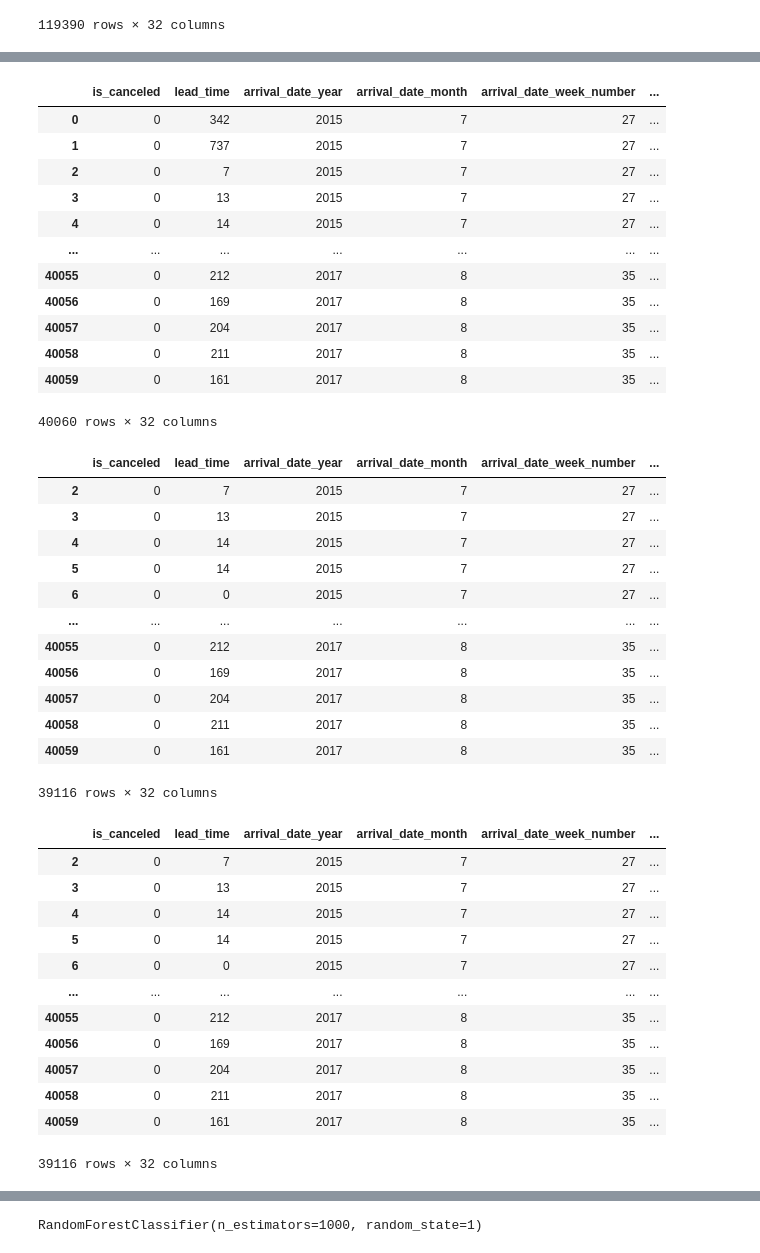
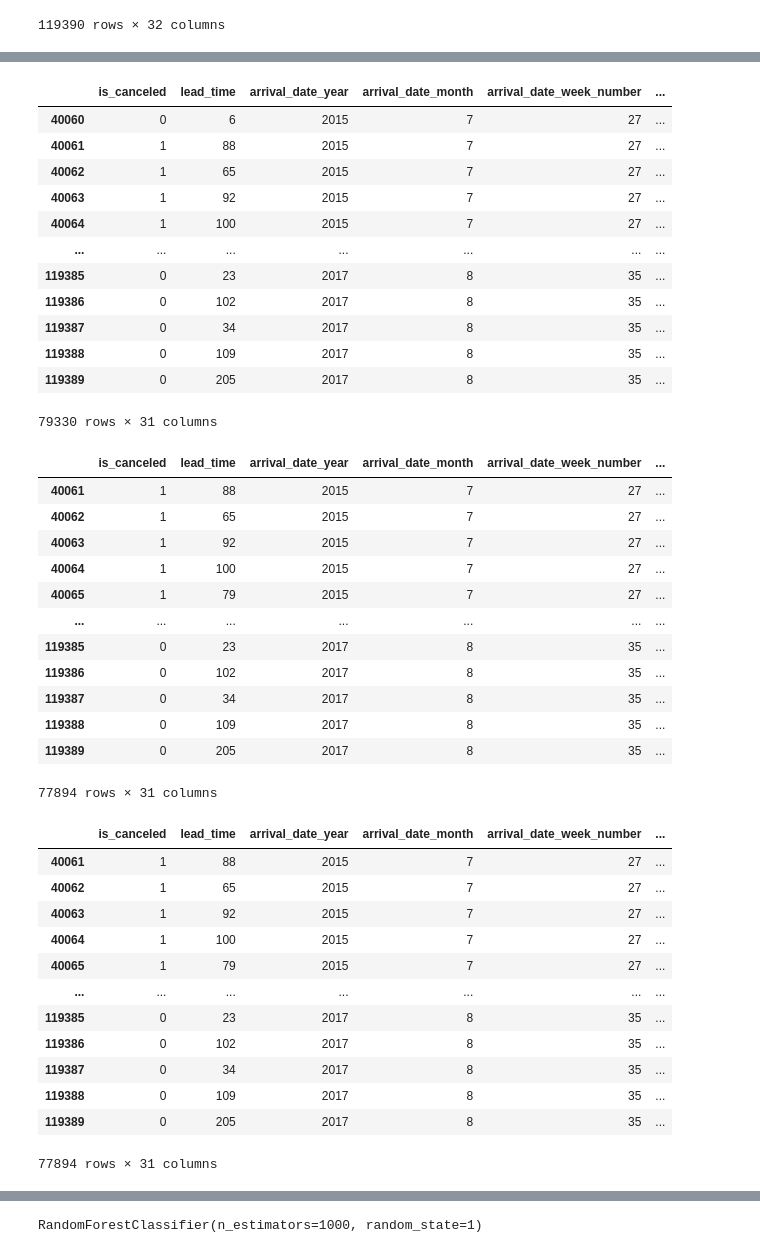
Before and after one commit to johnmyronmillar/HotelPricePredictor, a Jupyter notebook: Code/Averages.ipynb, the cells around one changed output, grey strips where cells are left out. Cells and saved outputs as stored; diff of their text form; code cells hidden in the pictures.

```diff
--- a/Code/Averages.ipynb
+++ b/Code/Averages.ipynb
@@ -108,5 +108,5 @@ df
 | 119389 | City Hotel | 0 | 205 | 2017 | 8 | 35 | ... |
 119390 rows × 32 columns
 # %%
-df = combine_date(df)
-df
+# df = combine_date(df)
+# df
@@ -127,53 +113,53 @@ df
 # %%
 # filter by 'Resort Hotel' or 'City Hotel'
-df = hotel_df(df, ['Resort Hotel'])
+df = hotel_df(df, ['City Hotel'])
 df
 # %% [output]
 |  | is_canceled | lead_time | arrival_date_year | arrival_date_month | arrival_date_week_number | ... |
-| 0 | 0 | 342 | 2015 | 7 | 27 | ... |
-| 1 | 0 | 737 | 2015 | 7 | 27 | ... |
-| 2 | 0 | 7 | 2015 | 7 | 27 | ... |
-| 3 | 0 | 13 | 2015 | 7 | 27 | ... |
-| 4 | 0 | 14 | 2015 | 7 | 27 | ... |
+| 40060 | 0 | 6 | 2015 | 7 | 27 | ... |
+| 40061 | 1 | 88 | 2015 | 7 | 27 | ... |
+| 40062 | 1 | 65 | 2015 | 7 | 27 | ... |
+| 40063 | 1 | 92 | 2015 | 7 | 27 | ... |
+| 40064 | 1 | 100 | 2015 | 7 | 27 | ... |
 | ... | ... | ... | ... | ... | ... | ... |
-| 40055 | 0 | 212 | 2017 | 8 | 35 | ... |
-| 40056 | 0 | 169 | 2017 | 8 | 35 | ... |
-| 40057 | 0 | 204 | 2017 | 8 | 35 | ... |
-| 40058 | 0 | 211 | 2017 | 8 | 35 | ... |
-| 40059 | 0 | 161 | 2017 | 8 | 35 | ... |
+| 119385 | 0 | 23 | 2017 | 8 | 35 | ... |
+| 119386 | 0 | 102 | 2017 | 8 | 35 | ... |
+| 119387 | 0 | 34 | 2017 | 8 | 35 | ... |
+| 119388 | 0 | 109 | 2017 | 8 | 35 | ... |
+| 119389 | 0 | 205 | 2017 | 8 | 35 | ... |
-40060 rows × 32 columns
+79330 rows × 31 columns
 # %%
 df = adr_min(df, 20.0)
 df
 # %% [output]
 |  | is_canceled | lead_time | arrival_date_year | arrival_date_month | arrival_date_week_number | ... |
-| 2 | 0 | 7 | 2015 | 7 | 27 | ... |
-| 3 | 0 | 13 | 2015 | 7 | 27 | ... |
-| 4 | 0 | 14 | 2015 | 7 | 27 | ... |
-| 5 | 0 | 14 | 2015 | 7 | 27 | ... |
-| 6 | 0 | 0 | 2015 | 7 | 27 | ... |
+| 40061 | 1 | 88 | 2015 | 7 | 27 | ... |
+| 40062 | 1 | 65 | 2015 | 7 | 27 | ... |
+| 40063 | 1 | 92 | 2015 | 7 | 27 | ... |
+| 40064 | 1 | 100 | 2015 | 7 | 27 | ... |
+| 40065 | 1 | 79 | 2015 | 7 | 27 | ... |
 | ... | ... | ... | ... | ... | ... | ... |
-| 40055 | 0 | 212 | 2017 | 8 | 35 | ... |
-| 40056 | 0 | 169 | 2017 | 8 | 35 | ... |
-| 40057 | 0 | 204 | 2017 | 8 | 35 | ... |
-| 40058 | 0 | 211 | 2017 | 8 | 35 | ... |
-| 40059 | 0 | 161 | 2017 | 8 | 35 | ... |
+| 119385 | 0 | 23 | 2017 | 8 | 35 | ... |
+| 119386 | 0 | 102 | 2017 | 8 | 35 | ... |
+| 119387 | 0 | 34 | 2017 | 8 | 35 | ... |
+| 119388 | 0 | 109 | 2017 | 8 | 35 | ... |
+| 119389 | 0 | 205 | 2017 | 8 | 35 | ... |
-39116 rows × 32 columns
+77894 rows × 31 columns
 # %%
 df = market_segment(df, ['Undefined', 'Aviation', 'Complementary', 'Corporate'])
 df
 # %% [output]
 |  | is_canceled | lead_time | arrival_date_year | arrival_date_month | arrival_date_week_number | ... |
-| 2 | 0 | 7 | 2015 | 7 | 27 | ... |
-| 3 | 0 | 13 | 2015 | 7 | 27 | ... |
-| 4 | 0 | 14 | 2015 | 7 | 27 | ... |
-| 5 | 0 | 14 | 2015 | 7 | 27 | ... |
-| 6 | 0 | 0 | 2015 | 7 | 27 | ... |
+| 40061 | 1 | 88 | 2015 | 7 | 27 | ... |
+| 40062 | 1 | 65 | 2015 | 7 | 27 | ... |
+| 40063 | 1 | 92 | 2015 | 7 | 27 | ... |
+| 40064 | 1 | 100 | 2015 | 7 | 27 | ... |
+| 40065 | 1 | 79 | 2015 | 7 | 27 | ... |
 | ... | ... | ... | ... | ... | ... | ... |
-| 40055 | 0 | 212 | 2017 | 8 | 35 | ... |
-| 40056 | 0 | 169 | 2017 | 8 | 35 | ... |
-| 40057 | 0 | 204 | 2017 | 8 | 35 | ... |
-| 40058 | 0 | 211 | 2017 | 8 | 35 | ... |
-| 40059 | 0 | 161 | 2017 | 8 | 35 | ... |
+| 119385 | 0 | 23 | 2017 | 8 | 35 | ... |
+| 119386 | 0 | 102 | 2017 | 8 | 35 | ... |
+| 119387 | 0 | 34 | 2017 | 8 | 35 | ... |
+| 119388 | 0 | 109 | 2017 | 8 | 35 | ... |
+| 119389 | 0 | 205 | 2017 | 8 | 35 | ... |
-39116 rows × 32 columns
+77894 rows × 31 columns
 # %%
```
Also changed, not shown: parts of 25 cells of this notebook, 2 other files.
